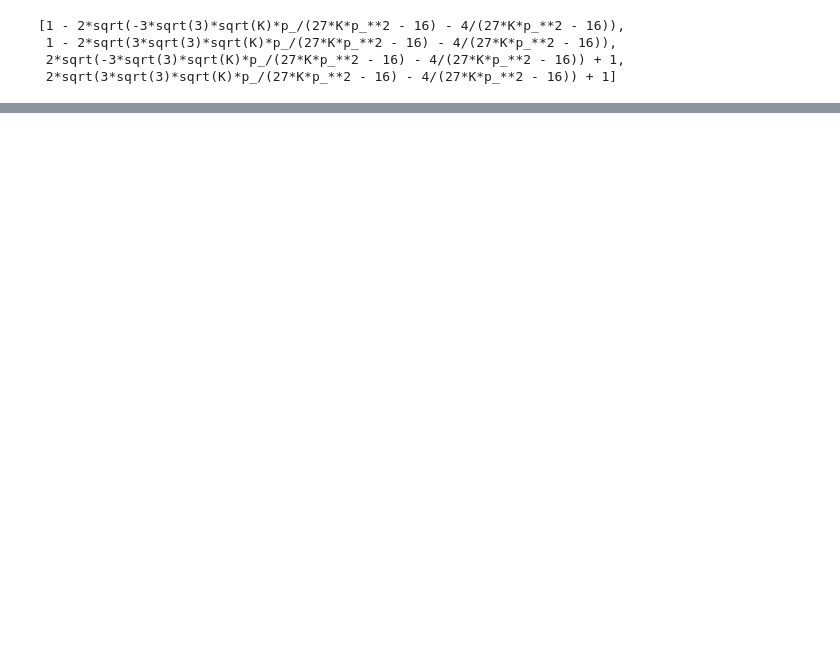
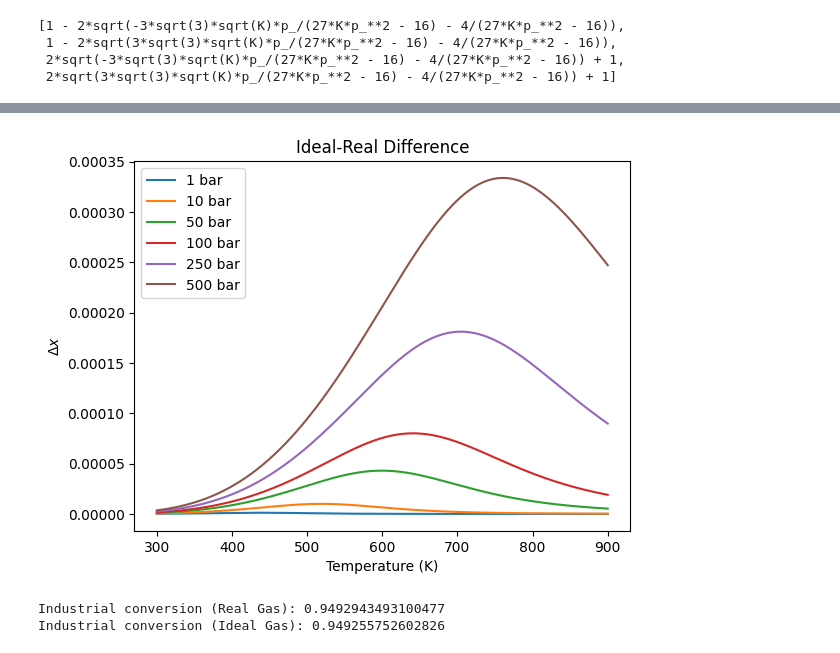
Before and after one commit to abhirup-roy/thermo, a Jupyter notebook: haber_eqbm_conv.ipynb, the cells around one changed output, grey strips where cells are left out. Saved outputs shown, nothing was run; the diff lists cells and outputs as text; code cells hidden in the pictures; blank space fills up the shorter version.

```diff
--- a/haber_eqbm_conv.ipynb
+++ b/haber_eqbm_conv.ipynb
@@ -234,0 +343,15 @@ df.plot(
+# %%
+df_diff = df_real - df_ideal
+df_diff.plot(
+    xlabel="Temperature (K)",
+    ylabel="$\Delta x$",
+    title = "Ideal-Real Difference"
+);
+# %% [output]
+[figure, added]
+# %%
+print(f"Industrial conversion (Real Gas): {df_real.loc[450, "250 bar"]}")
+print(f"Industrial conversion (Ideal Gas): {df_ideal.loc[450, "250 bar"]}")
+# %% [output]
+Industrial conversion (Real Gas): 0.9492943493100477
+Industrial conversion (Ideal Gas): 0.949255752602826
```
Also changed, not shown: parts of 21 cells of this notebook, 1 other file.
